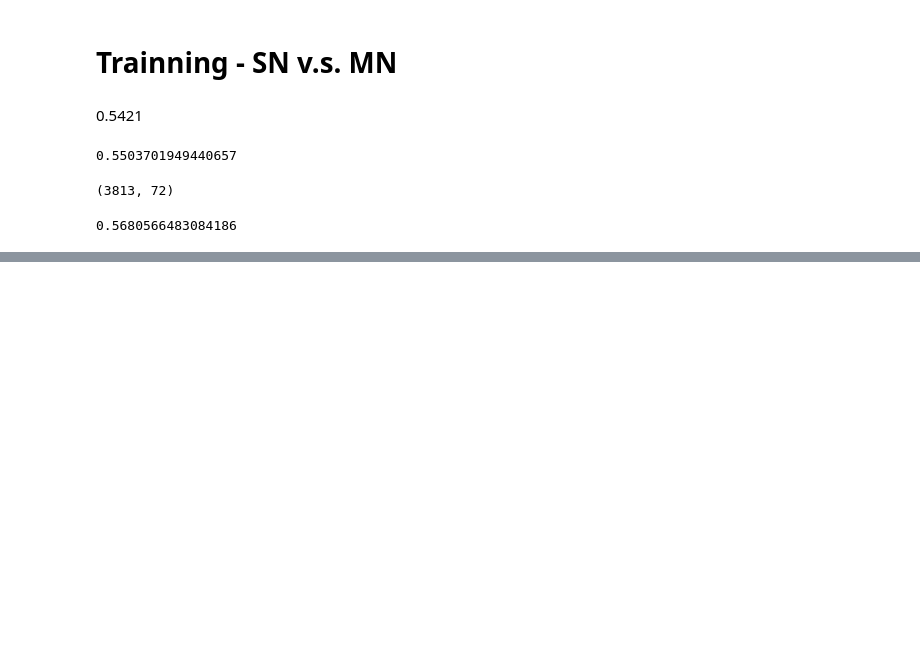
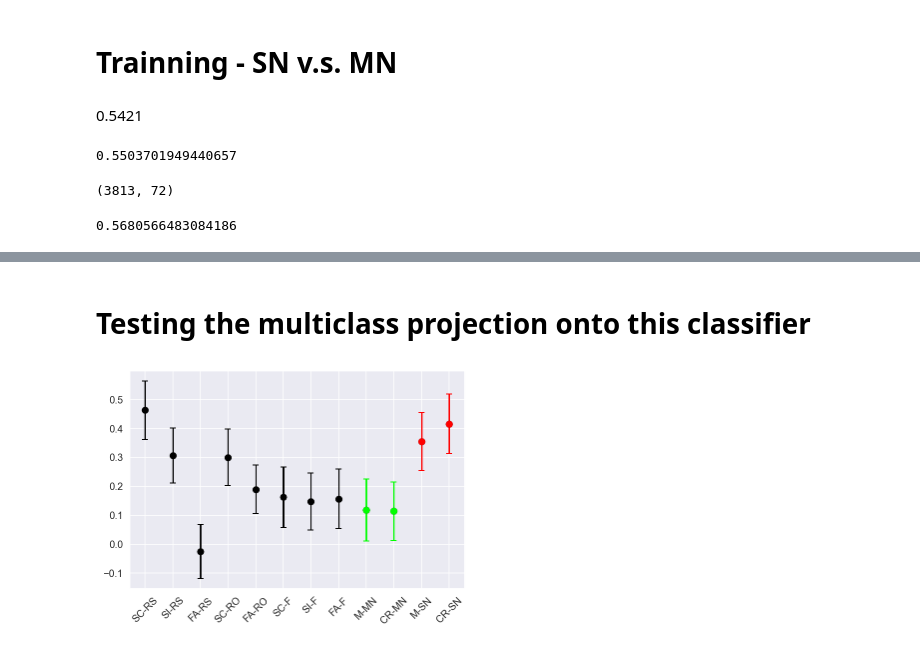
Before and after one commit to FleischerResearchLab/EEG-Familiarity-Prediction, a Jupyter notebook: SN_vs_MN_Scott.ipynb, the cells around one changed output, grey strips where cells are left out. Cells and saved outputs as stored; diff of their text form; code cells hidden in the pictures; blank space fills up the shorter version.

Commit message:
update the replicate graph

```diff
--- a/SN_vs_MN_Scott.ipynb
+++ b/SN_vs_MN_Scott.ipynb
@@ -190,0 +171,2 @@ x_axis
+# %% [markdown]
+# Testing the multiclass projection onto this classifier
@@ -190,0 +176,36 @@ x_axis
+# %%
+x_name = np.array([f"{source_info[s-1]}-{response_info[r-1]}" for s, r in x_axis])
+# %%
+projection = []
+
+for source, response in x_axis:
+    idx = data_preproc.filter_index_single_class(source,response)
+    X, y = data_preproc.get_data_by_index_single_class(idx)
+    projection.append(LDA.decision_function(X))
+# %%
+summary_stats = []
+for proj in projection:
+    mean = proj.mean()
+    std = proj.std()
+    summary_stats.append((mean, std))
+
+summary_stats = np.array(summary_stats)
+# %%
+import matplotlib.pyplot as plt
+%config InlineBackend.figure_format='retina'
+
+sns.set_style("darkgrid")
+
+pos_idx = [10, 11]
+neg_idx = [8, 9]
+
+plt.errorbar(x_name, summary_stats[:,0], yerr = summary_stats[:,1]/5 , fmt='o', capsize=3, c = 'black')
+# pos
+plt.errorbar(x_name[pos_idx], summary_stats[pos_idx,0],
+             yerr = summary_stats[pos_idx,1]/5 , fmt='o', capsize=3, c = 'red')
+# neg
+plt.errorbar(x_name[neg_idx], summary_stats[neg_idx,0],
+             yerr = summary_stats[neg_idx,1]/5 , fmt='o', capsize=3, c = 'lime')
+_ = plt.xticks(rotation=45)
+# %% [output]
+[figure, added]
```
Also changed, not shown: parts of 9 cells of this notebook, 1 other file.
